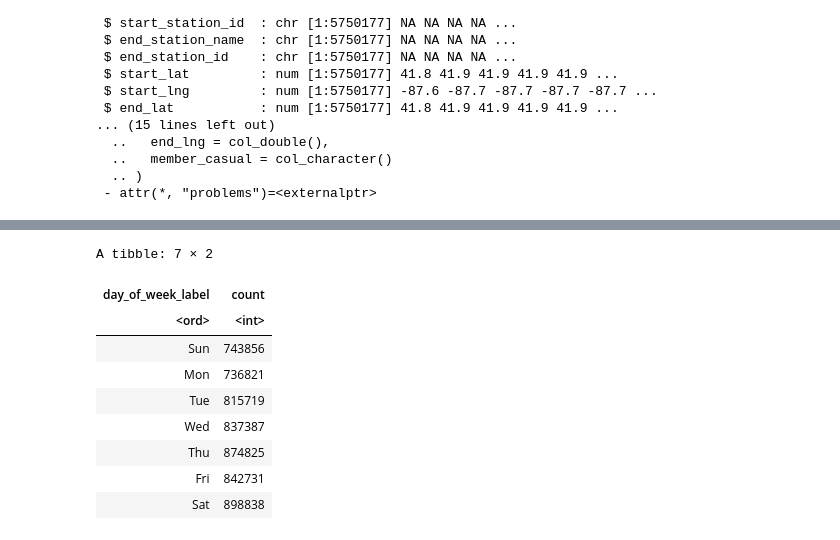
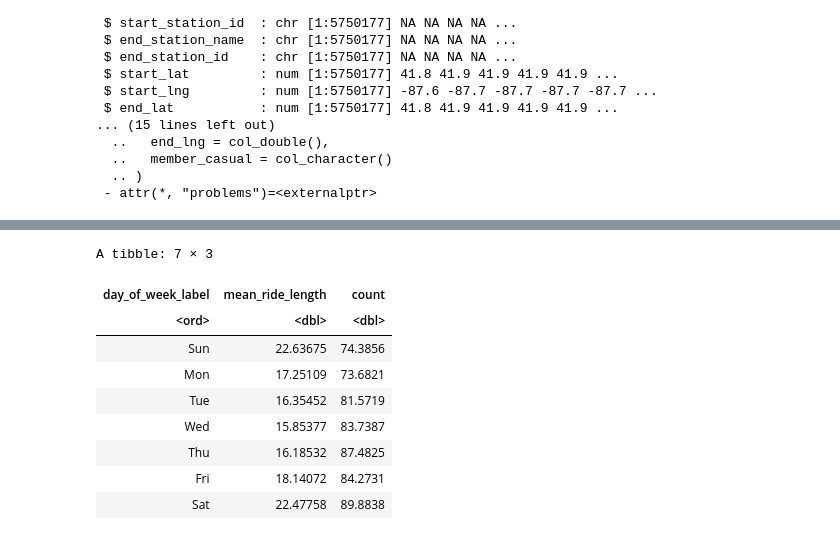
Before and after one commit to Ladipol/R_Projects, a Jupyter notebook: cyclic_project.ipynb, the cells around one changed output, grey strips where cells are left out. Cells and saved outputs as stored; diff of their text form; code cells hidden in the pictures.

```diff
--- a/cyclic_project.ipynb
+++ b/cyclic_project.ipynb
@@ -208,3 +110,7 @@ Making 'packages.html' ...
+# %%
+# Extract the month number and name
+combined_data$month_number <- month(combined_data$started_at)
+combined_data$month_name <- month(combined_data$started_at, label = TRUE, abbr = FALSE)
 # %%
 library(geosphere)
 
@@ -270,22 +220,21 @@ AGGREGATION
 # %%
 # Combine grouping and summarizing of members and casual day of the week label
-combined_data_clean_day_of_week_num_aggregated <- combined_data_clean %>%
+combined_data_clean_day <- combined_data_clean %>%
   group_by(day_of_week_label) %>%
   summarize(
-    #mean_ride_length = mean(ride_length),
-    #sum_day_of_week_num = sum(day_of_week_num),
-    count = n()
+    mean_ride_length = mean(ride_length),
+    count = n()/10000
   )
 
-View(combined_data_clean_day_of_week_num_aggregated)
+View(combined_data_clean_day)
 # %% [output]
-A tibble: 7 × 2
+A tibble: 7 × 3
-| day_of_week_label | count |
-| <ord> | <int> |
-| Sun | 743856 |
-| Mon | 736821 |
-| Tue | 815719 |
-| Wed | 837387 |
-| Thu | 874825 |
-| Fri | 842731 |
-| Sat | 898838 |
+| day_of_week_label | mean_ride_length | count |
+| <ord> | <dbl> | <dbl> |
+| Sun | 22.63675 | 74.3856 |
+| Mon | 17.25109 | 73.6821 |
+| Tue | 16.35452 | 81.5719 |
+| Wed | 15.85377 | 83.7387 |
+| Thu | 16.18532 | 87.4825 |
+| Fri | 18.14072 | 84.2731 |
+| Sat | 22.47758 | 89.8838 |
```
Also changed, not shown: parts of 20 cells of this notebook, 2 other files.
